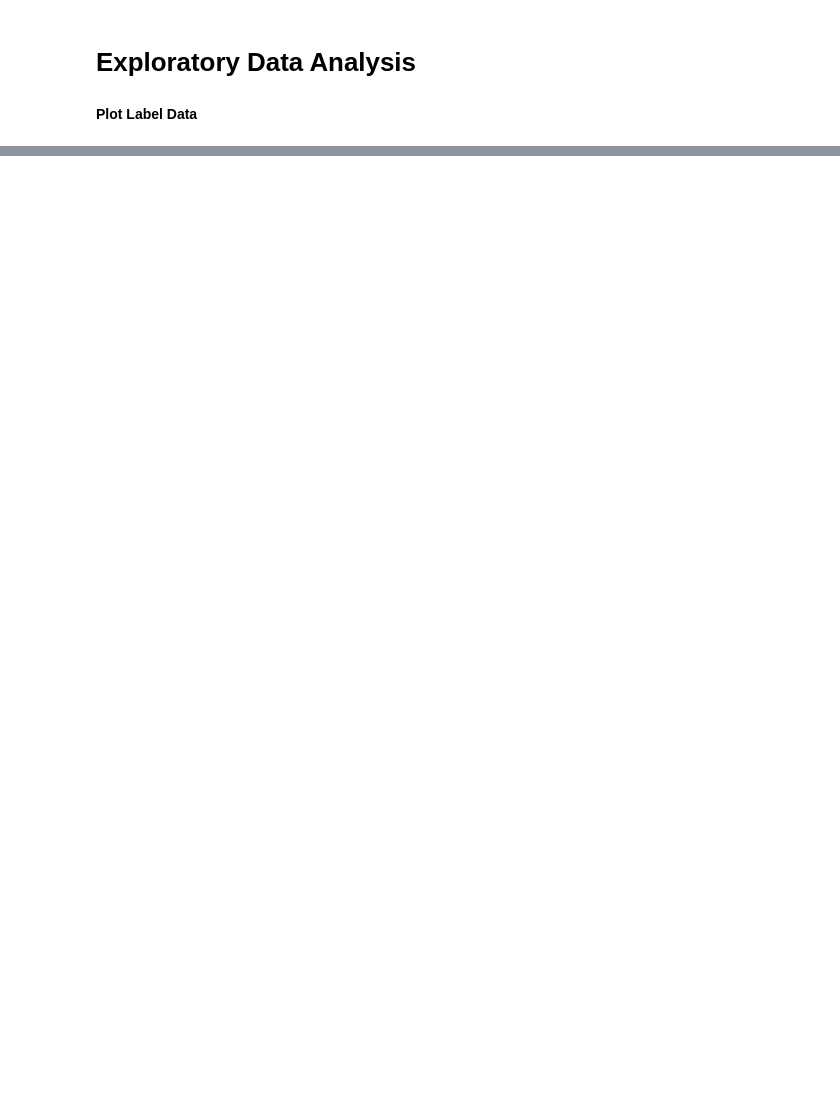
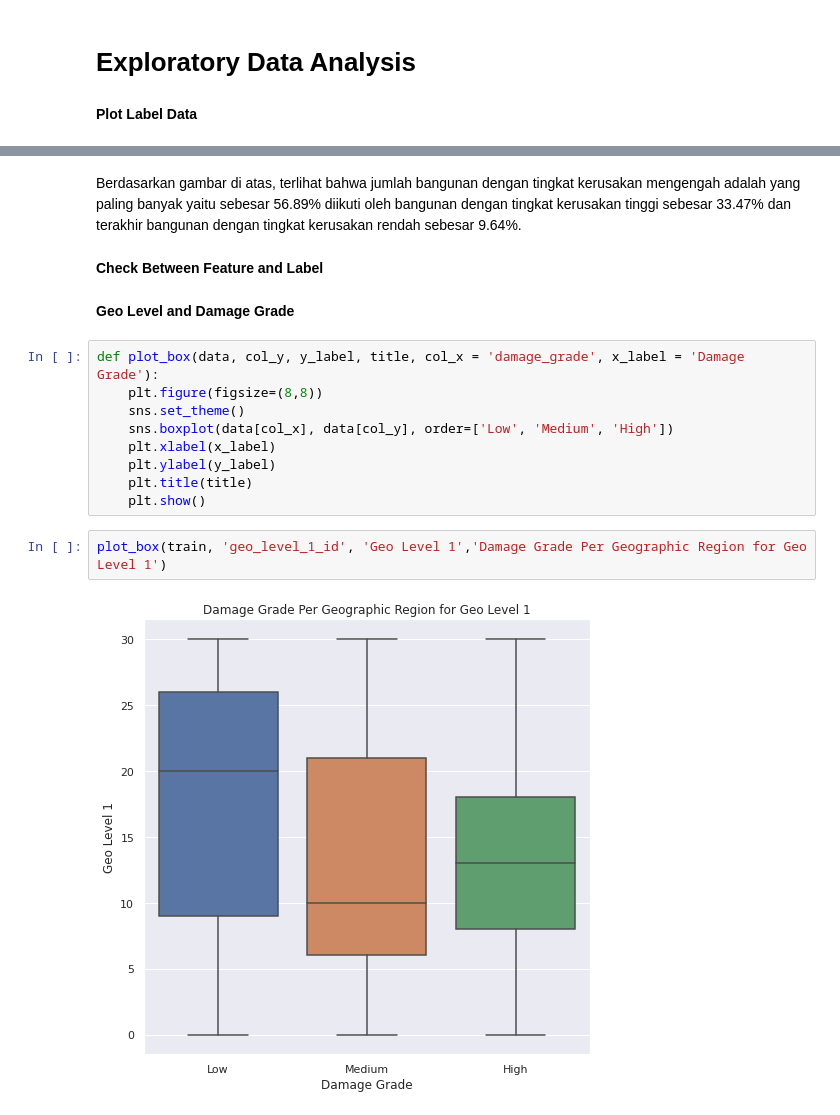
Before and after one commit to ReynaraEzra/Richter-Earthquake-Prediction, a Jupyter notebook: Richter_Prediction_Part1.ipynb, the cells around one changed output, grey strips where cells are left out. Saved outputs shown, nothing was run; the diff lists cells and outputs as text; blank space fills up the shorter version.

```diff
--- a/Richter_Prediction_Part1.ipynb
+++ b/Richter_Prediction_Part1.ipynb
@@ -354,0 +326,19 @@ time: 302 ms (started: 2021-08-10 09:11:10 +00:00)
+# %% [markdown]
+Berdasarkan gambar di atas, terlihat bahwa jumlah bangunan dengan tingkat kerusakan mengengah adalah yang paling banyak yaitu sebesar 56.89% diikuti oleh bangunan dengan tingkat kerusakan tinggi sebesar 33.47% dan terakhir bangunan dengan tingkat kerusakan rendah sebesar 9.64%.
+# %% [markdown]
+**Check Between Feature and Label**
+# %% [markdown]
+**Geo Level and Damage Grade**
+# %%
+def plot_box(data, col_y, y_label, title, col_x = 'damage_grade', x_label = 'Damage Grade'):
+    plt.figure(figsize=(8,8))
+    sns.set_theme()
+    sns.boxplot(data[col_x], data[col_y], order=['Low', 'Medium', 'High'])
+    plt.xlabel(x_label)
+    plt.ylabel(y_label)
+    plt.title(title)
+    plt.show()
+# %%
+plot_box(train, 'geo_level_1_id', 'Geo Level 1','Damage Grade Per Geographic Region for Geo Level 1')
+# %% [output]
+[figure, added]
```
Also changed, not shown: parts of 26 cells of this notebook.
